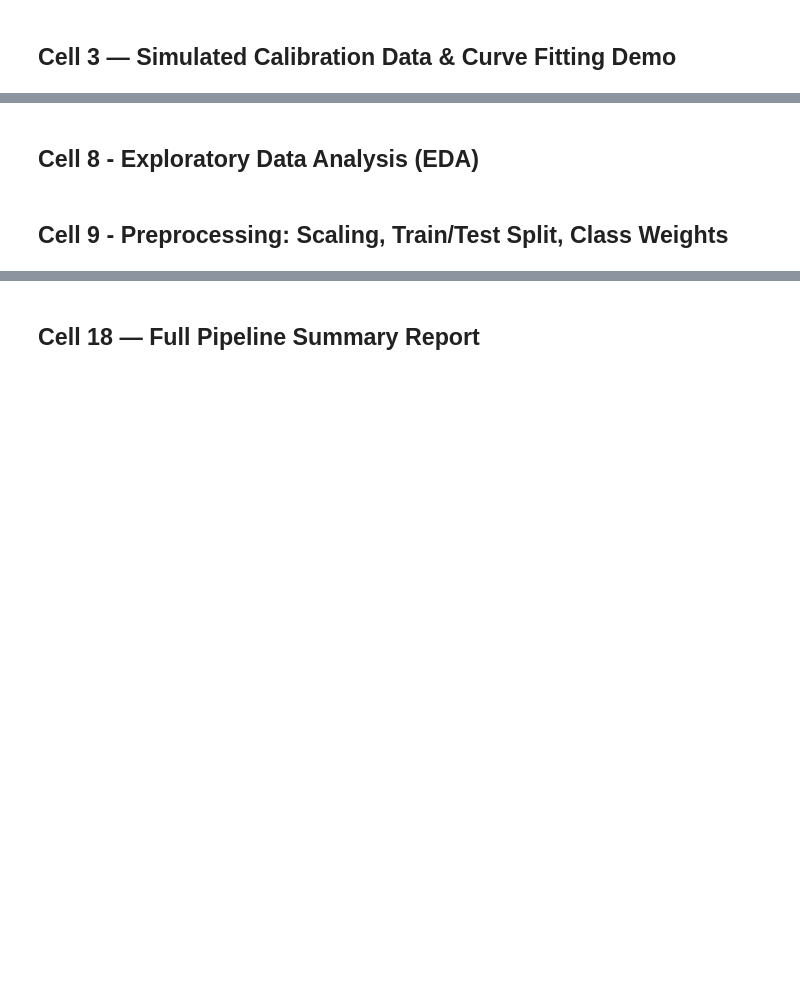
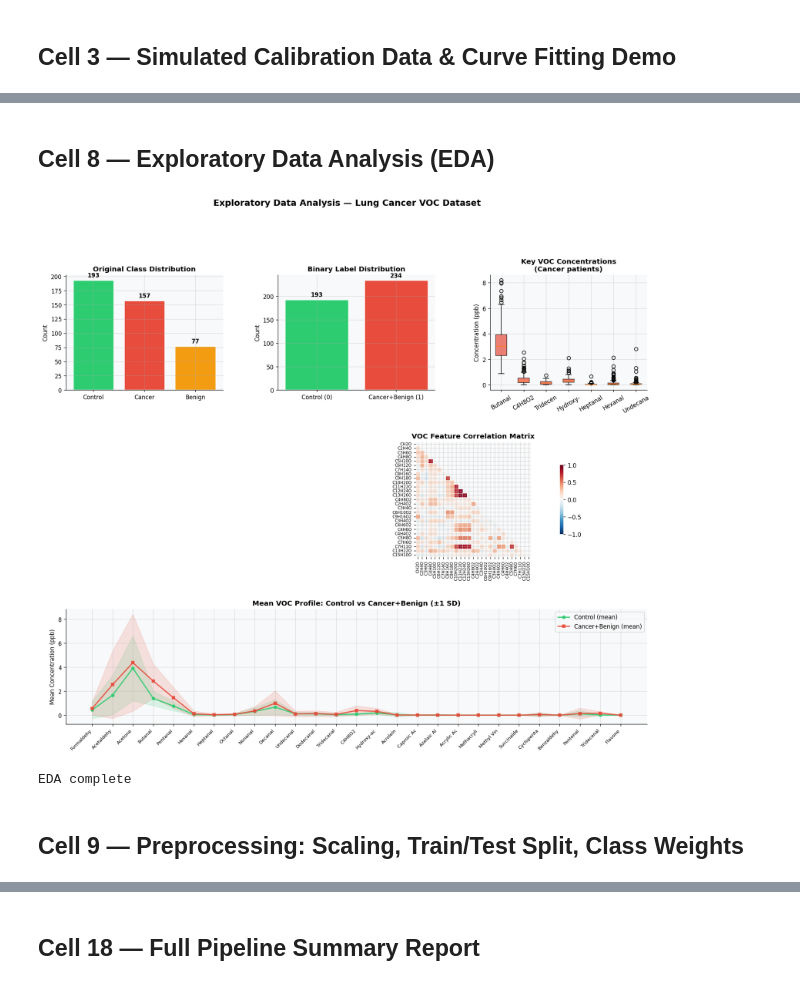
Before and after one commit to Varutieru/VOC-Lung-Cancer, a Jupyter notebook: VOC_LC_Training.ipynb, the cells around one changed output, grey strips where cells are left out. Saved outputs shown, nothing was run; the diff lists cells and outputs as text; code cells hidden in the pictures; blank space fills up the shorter version.

```diff
--- a/VOC_LC_Training.ipynb
+++ b/VOC_LC_Training.ipynb
@@ -670,6 +701,7 @@ for cls, cnt in df_raw['Class'].value_counts().items():
     pct = cnt / len(df_raw) * 100
     print(f'  {cls:<10} : {cnt:3d} ({pct:.1f}%)')
 
+df_raw.rename(columns={'C4HO8O2': 'C4H8O2'}, inplace=True)
 VOC_COLS = [c for c in df_raw.columns if c not in ['PatientID', 'Class']]
 
 VOC_NAMES = {
@@ -686,8 +718,8 @@ VOC_NAMES = {
     'C11H22O': 'Undecanal',
     'C12H24O': 'Dodecanal',
     'C13H26O': 'Tridecanal',
-    'C4HO8O2': 'Methylglyoxal',
-    'C2H4O2':  'Acetic Acid',
+    'C4HO8O2': '3-Hydroxy-2-butanone',
+    'C2H4O2':  'Hydroxy-acetaldehyde',
     'C3H4O':   'Acrolein',
     'C6H10O2': 'Caproic Acid',
     'C9H16O2': 'Azelaic Aldehyde',
@@ -697,8 +729,8 @@ VOC_NAMES = {
     'C4H4O2':  'Succinaldehyde',
     'C5H8O':   'Cyclopentanone',
     'C7H6O':   'Benzaldehyde',
-    'C7H11O':  'Cycloheptanone',
-    'C13H22O': 'Geranylacetone',
+    'C7H11O':  'Pentenal',
+    'C13H22O': 'Tridecenal',
     'C15H10O': 'Flavone',
 }
 
@@ -708,7 +740,7 @@ VOC_NAMES = {
 df = df_raw.copy()
 df['label'] = df['Class'].map({'Control': 0, 'Cancer': 1, 'Benign': 1})
 
-print(f'\n🔵 Binary label encoding:')
+print(f'\nBinary label encoding:')
 print(f'   Control          → 0 (Negative / Healthy)')
 print(f'   Cancer + Benign  → 1 (Positive / Cancer Screen)')
 print(f'\n   Binary distribution:')
@@ -718,6 +750,9 @@ for lbl, cnt in df['label'].value_counts().items():
     print(f'   {name:<15} ({lbl}): {cnt:3d} ({pct:.1f}%)')
 
 # ── Feature matrix ────────────────────────────────────────────────────
+
+df[VOC_COLS] = df[VOC_COLS].clip(lower=0)
+
 X = df[VOC_COLS].values.astype(float)
 y = df['label'].values
 
@@ -733,10 +784,11 @@ NameError: name 'pd' is not defined
 # %% [markdown]
-## Cell 8 - Exploratory Data Analysis (EDA)
+## Cell 8 — Exploratory Data Analysis (EDA)
 # %%
 fig = plt.figure(figsize=(18, 14))
 gs  = gridspec.GridSpec(3, 3, figure=fig, hspace=0.45, wspace=0.35)
 
 # ── 8A. Class distribution ────────────────────────────────────────────
+PALETTE = {'Control': '#2ecc71', 'Cancer': '#e74c3c', 'Benign': '#f39c12'}
 ax1 = fig.add_subplot(gs[0, 0])
 orig_counts = df_raw['Class'].value_counts()
 bars = ax1.bar(orig_counts.index, orig_counts.values,
@@ -763,7 +815,7 @@ ax2.set_ylabel('Count')
 
 # ── 8C. Key VOC distributions (boxplot) ──────────────────────────────
 ax3 = fig.add_subplot(gs[0, 2])
-key_vocs = ['C3H6O', 'CH2O', 'C2H4O', 'C9H18O', 'C10H20O']  # clinically relevant
+key_vocs = ['C4H8O', 'C4H8O2', 'C13H22O', 'C2H4O2', 'C7H14O', 'C6H12O', 'C11H22O']  # clinically relevant
 df_melt = df[key_vocs + ['Class']].melt(id_vars='Class', var_name='VOC', value_name='Conc')
 voc_display = [VOC_NAMES.get(v, v) for v in key_vocs]
 bp = ax3.boxplot(
@@ -790,34 +842,37 @@ ax4.tick_params(axis='both', labelsize=7)
 
 # ── 8E. Mean VOC profile: Control vs Cancer ───────────────────────────
 ax5 = fig.add_subplot(gs[2, :])
 mean_control = df[df['label']==0][VOC_COLS].mean()
 mean_cancer  = df[df['label']==1][VOC_COLS].mean()
 x_idx = np.arange(len(VOC_COLS))
 ax5.plot(x_idx, mean_control.values, 'o-', color='#2ecc71', linewidth=2,
          markersize=5, label='Control (mean)', alpha=0.9)
 ax5.plot(x_idx, mean_cancer.values,  's-', color='#e74c3c', linewidth=2,
          markersize=5, label='Cancer+Benign (mean)', alpha=0.9)
 ax5.fill_between(x_idx,
                   df[df['label']==0][VOC_COLS].mean() - df[df['label']==0][VOC_COLS].std(),
                   df[df['label']==0][VOC_COLS].mean() + df[df['label']==0][VOC_COLS].std(),
                   alpha=0.15, color='#2ecc71')
 ax5.fill_between(x_idx,
                   df[df['label']==1][VOC_COLS].mean() - df[df['label']==1][VOC_COLS].std(),
                   df[df['label']==1][VOC_COLS].mean() + df[df['label']==1][VOC_COLS].std(),
                   alpha=0.15, color='#e74c3c')
 ax5.set_xticks(x_idx)
 ax5.set_xticklabels([VOC_NAMES.get(v, v)[:10] for v in VOC_COLS],
                      rotation=45, ha='right', fontsize=8)
 ax5.set_ylabel('Mean Concentration (ppb)')
 ax5.set_title('Mean VOC Profile: Control vs Cancer+Benign (±1 SD)', fontweight='bold')
 ax5.legend()
 
 plt.suptitle('Exploratory Data Analysis — Lung Cancer VOC Dataset',
              fontsize=15, fontweight='bold', y=1.01)
 plt.savefig('eda_overview.png', dpi=150, bbox_inches='tight')
 plt.show()
 print('EDA complete')
+# %% [output]
+[figure, added]
+EDA complete
 # %% [markdown]
-## Cell 9 - Preprocessing: Scaling, Train/Test Split, Class Weights
+## Cell 9 — Preprocessing: Scaling, Train/Test Split, Class Weights
 # %%
 from sklearn.model_selection import train_test_split
```
Also changed, not shown: parts of 29 cells of this notebook, 16 other files.
